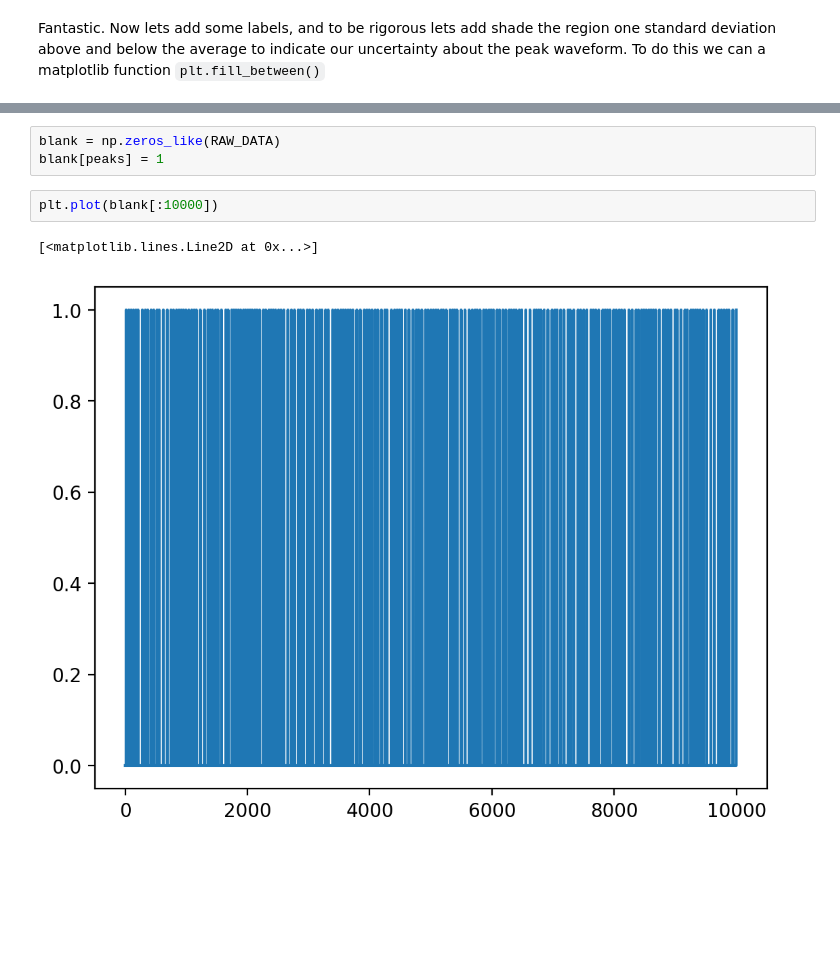
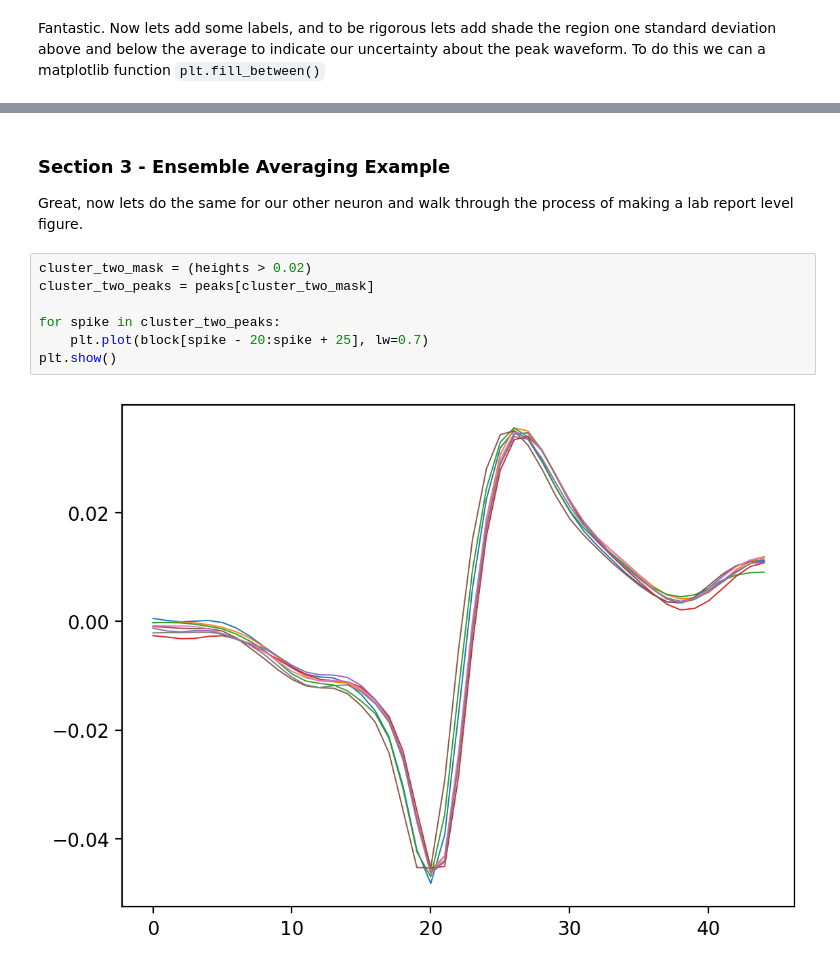
Before and after one commit to jeremyschroeter/Neuro301-Coding-Kit, a Jupyter notebook: Review-Notebooks/Python_EDA_Review.ipynb, the cells around one changed output, grey strips where cells are left out. Cells and saved outputs as stored; diff of their text form; blank space fills up the shorter version.

Commit message:
finished ensemble averaging example

```diff
--- a/Review-Notebooks/Python_EDA_Review.ipynb
+++ b/Review-Notebooks/Python_EDA_Review.ipynb
@@ -161,8 +165,12 @@ plt.show()
-# %%
-blank = np.zeros_like(RAW_DATA)
-blank[peaks] = 1
-# %%
-plt.plot(blank[:10000])
-# %% [output]
-[<matplotlib.lines.Line2D at 0x...>]
-[figure, removed]
+# %% [markdown]
+### Section 3 - Ensemble Averaging Example
+Great, now lets do the same for our other neuron and walk through the process of making a lab report level figure.
+# %%
+cluster_two_mask = (heights > 0.02)
+cluster_two_peaks = peaks[cluster_two_mask]
+
+for spike in cluster_two_peaks:
+    plt.plot(block[spike - 20:spike + 25], lw=0.7)
+plt.show()
+# %% [output]
+[figure, added]
```
Also changed, not shown: parts of 8 cells of this notebook.
